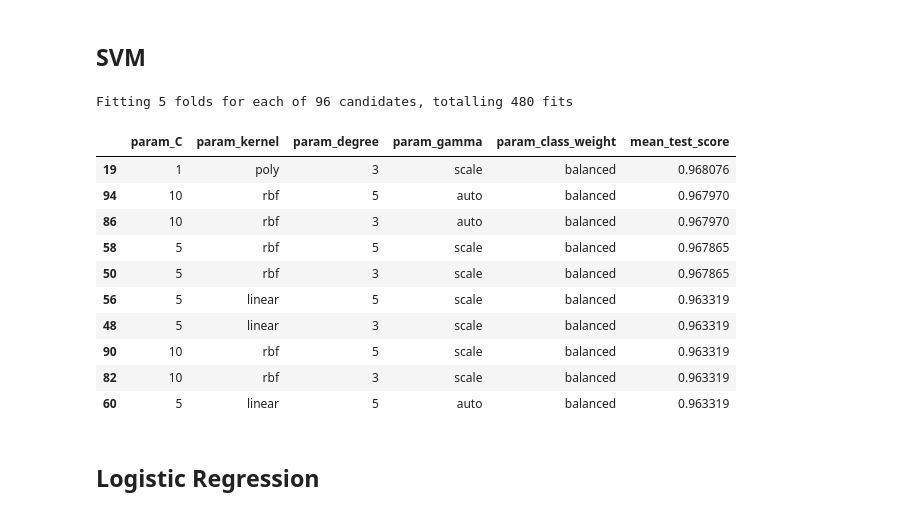
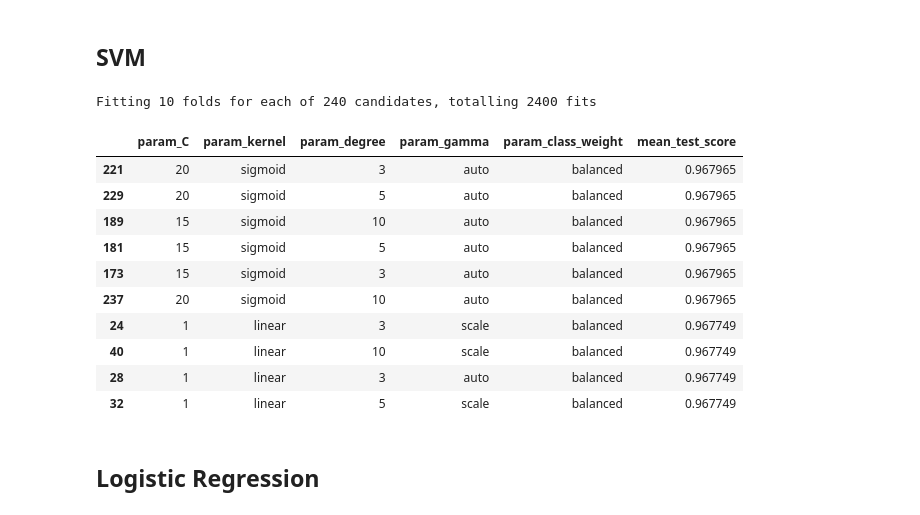
Before and after one commit to hoverslam/ml-projects, a Jupyter notebook: voting/voting.ipynb, the cells around one changed output. Drawn from its saved outputs; the diff is of its cells as text; code cells hidden in the pictures.

```diff
--- a/voting/voting.ipynb
+++ b/voting/voting.ipynb
@@ -158,7 +158,7 @@ Feature 47: 0.110922
 # %%
 # Simple Grid Search to find best hyperparameters for different classifier
 
-cv = 5          # number of folds
+cv = 10          # number of folds
 verbose = 1     # information shown during training
 # %% [markdown]
 ## KNN
@@ -243,31 +243,33 @@ Fitting 5 folds for each of 120 candidates, totalling 600 fits
 # %% [markdown]
 ## SVM
 # %%
+from sklearn import svm
+
 parameters = {
-    "C":[1, 5, 10],
+    "C":[1, 5, 10, 15, 20],
     "kernel":["linear", "sigmoid", "rbf", "poly"],
-    "degree":[3, 5],
+    "degree":[3, 5, 10],
     "gamma":["scale", "auto"],
     "class_weight":["None", "balanced"]}
 svm = GridSearchCV(svm.SVC(), parameters, cv=cv, verbose=verbose)
 svm.fit(X_train_fs, y_train)
 
 svm_results = pd.DataFrame(svm.cv_results_)
 svm_results = svm_results[["param_C", "param_kernel", "param_degree", "param_gamma", "param_class_weight", "mean_test_score"]]
 svm_results.sort_values(["mean_test_score"], ascending=False).head(10)
 # %% [output]
-Fitting 5 folds for each of 96 candidates, totalling 480 fits
+Fitting 10 folds for each of 240 candidates, totalling 2400 fits
 |  | param_C | param_kernel | param_degree | param_gamma | param_class_weight | mean_test_score |
-| 19 | 1 | poly | 3 | scale | balanced | 0.968076 |
-| 94 | 10 | rbf | 5 | auto | balanced | 0.967970 |
-| 86 | 10 | rbf | 3 | auto | balanced | 0.967970 |
-| 58 | 5 | rbf | 5 | scale | balanced | 0.967865 |
-| 50 | 5 | rbf | 3 | scale | balanced | 0.967865 |
-| 56 | 5 | linear | 5 | scale | balanced | 0.963319 |
-| 48 | 5 | linear | 3 | scale | balanced | 0.963319 |
-| 90 | 10 | rbf | 5 | scale | balanced | 0.963319 |
-| 82 | 10 | rbf | 3 | scale | balanced | 0.963319 |
-| 60 | 5 | linear | 5 | auto | balanced | 0.963319 |
+| 221 | 20 | sigmoid | 3 | auto | balanced | 0.967965 |
+| 229 | 20 | sigmoid | 5 | auto | balanced | 0.967965 |
+| 189 | 15 | sigmoid | 10 | auto | balanced | 0.967965 |
+| 181 | 15 | sigmoid | 5 | auto | balanced | 0.967965 |
+| 173 | 15 | sigmoid | 3 | auto | balanced | 0.967965 |
+| 237 | 20 | sigmoid | 10 | auto | balanced | 0.967965 |
+| 24 | 1 | linear | 3 | scale | balanced | 0.967749 |
+| 40 | 1 | linear | 10 | scale | balanced | 0.967749 |
+| 28 | 1 | linear | 3 | auto | balanced | 0.967749 |
+| 32 | 1 | linear | 5 | scale | balanced | 0.967749 |
 # %% [markdown]
 ## Logistic Regression
 # %%
```
Also changed, not shown: parts of 3 cells of this notebook.
